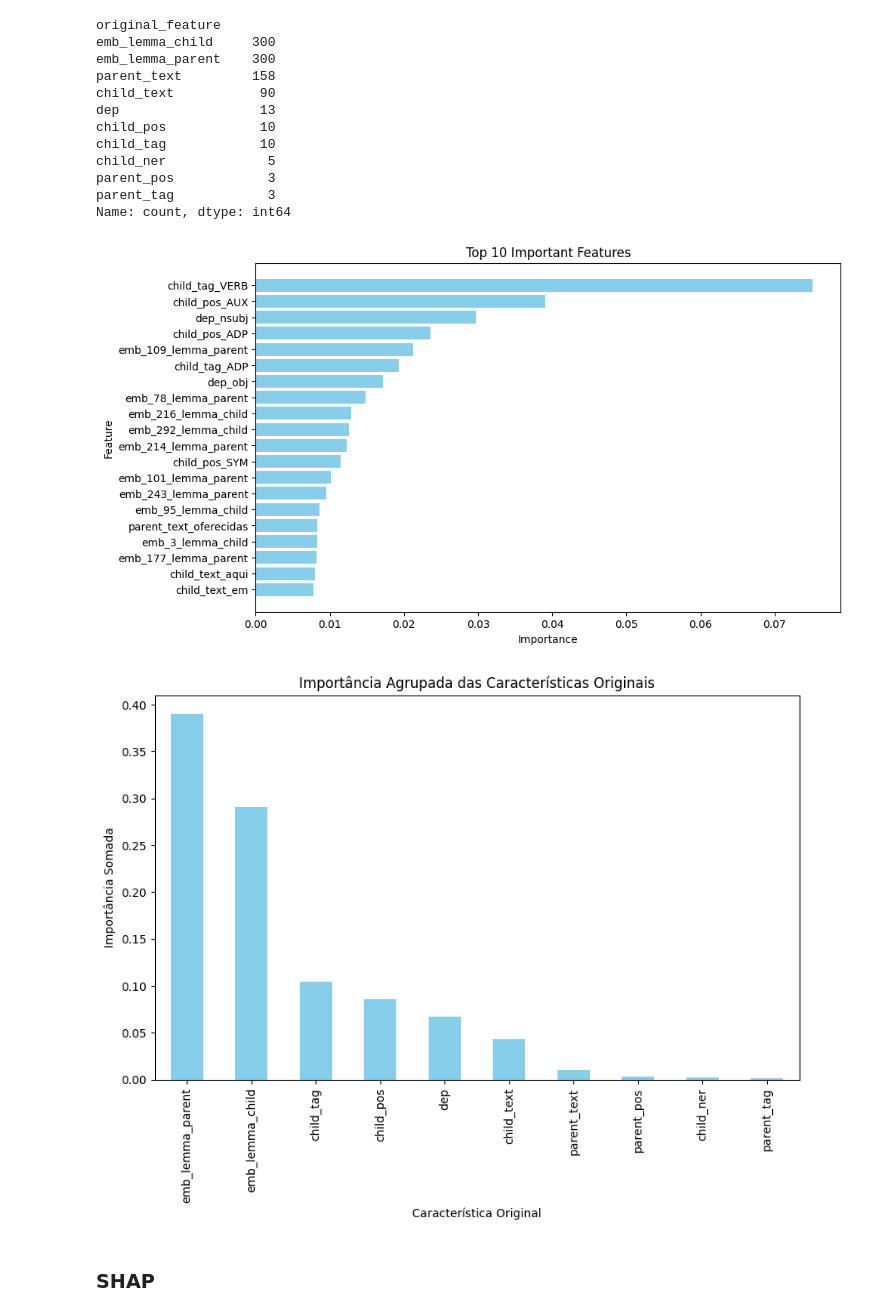
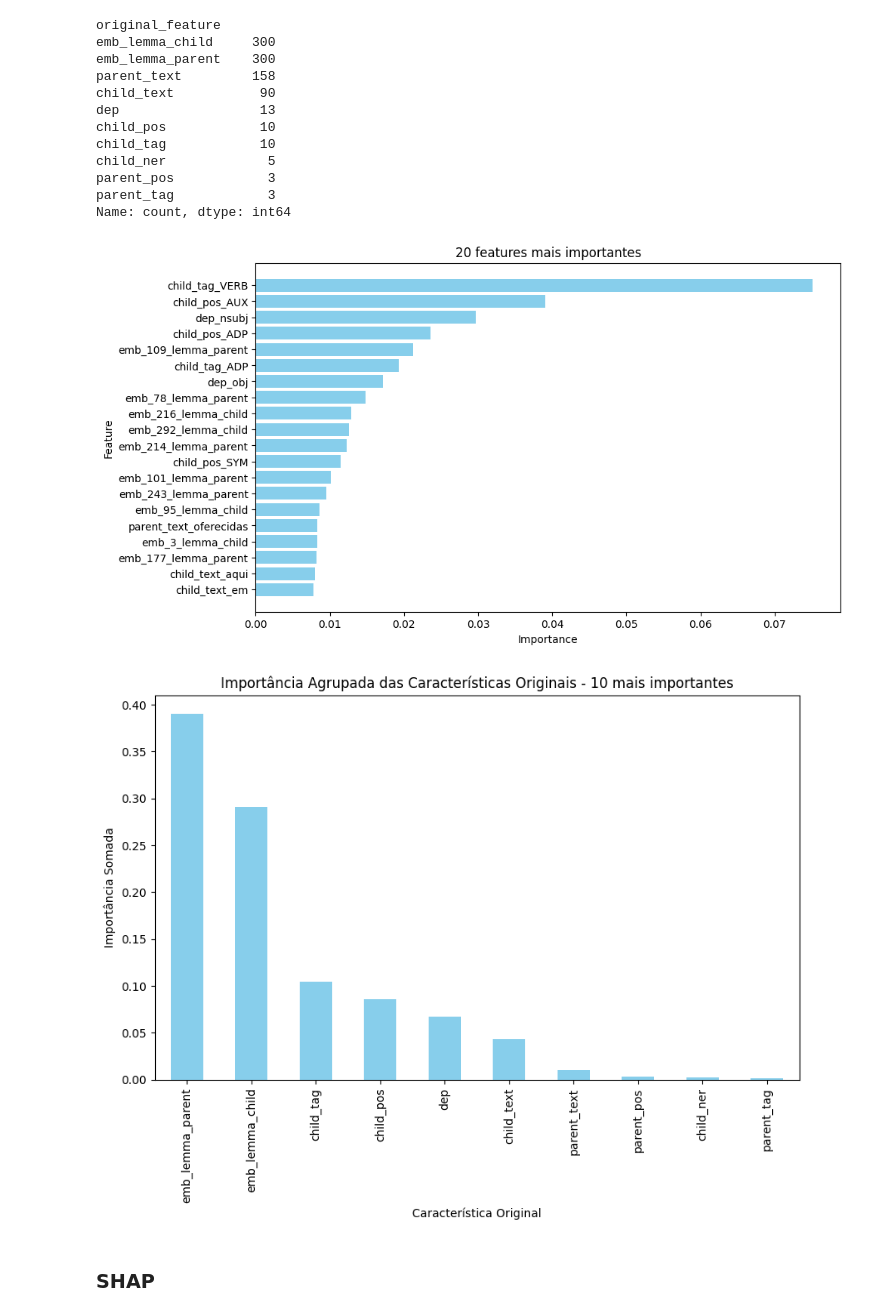
Before and after one commit to semcovici/AMR-BP-prediction, a Jupyter notebook: notebooks/2.0-classification.ipynb, the cells around one changed output. Cells and saved outputs as stored; diff of their text form; code cells hidden in the pictures.

```diff
--- a/notebooks/2.0-classification.ipynb
+++ b/notebooks/2.0-classification.ipynb
@@ -779,29 +779,31 @@ parent_tag            3
 Name: count, dtype: int64
 # %%
 # Ordenar o DataFrame pelo valor de importância
-top_features = feature_importance_df.sort_values(by='importance', ascending=False).head(20)
+top_n = 20
+top_features = feature_importance_df.sort_values(by='importance', ascending=False).head(top_n)
 
 # Plotar o gráfico de barras das principais características
 plt.figure(figsize=(10, 6))
 plt.barh(top_features['feature'], top_features['importance'], color='skyblue')
 plt.xlabel('Importance')
 plt.ylabel('Feature')
-plt.title('Top 10 Important Features')
+plt.title(f'{top_n} features mais importantes')
 plt.gca().invert_yaxis()  # Inverter o eixo y para mostrar a característica mais importante no topo
 plt.show()
 # %% [output]
-[figure, old version]
+[figure, new version]
 # %%
 grouped_importances = feature_importance_df.groupby('original_feature')['importance'].sum().sort_values(ascending=False)
 # Plotar o gráfico das características originais mais importantes
 plt.figure(figsize=(10, 6))
-grouped_importances.head(10).plot(kind='bar', color='skyblue')
-plt.title('Importância Agrupada das Características Originais')
+top_n = 10
+grouped_importances.head(top_n).plot(kind='bar', color='skyblue')
+plt.title(f'Importância Agrupada das Características Originais - {top_n} mais importantes')
 plt.xlabel('Característica Original')
 plt.ylabel('Importância Somada')
 plt.show()
 # %% [output]
-[figure, old version]
+[figure, new version]
 # %% [markdown]
 ### SHAP
 # %%
```
Also changed, not shown: parts of 1 cell of this notebook.
